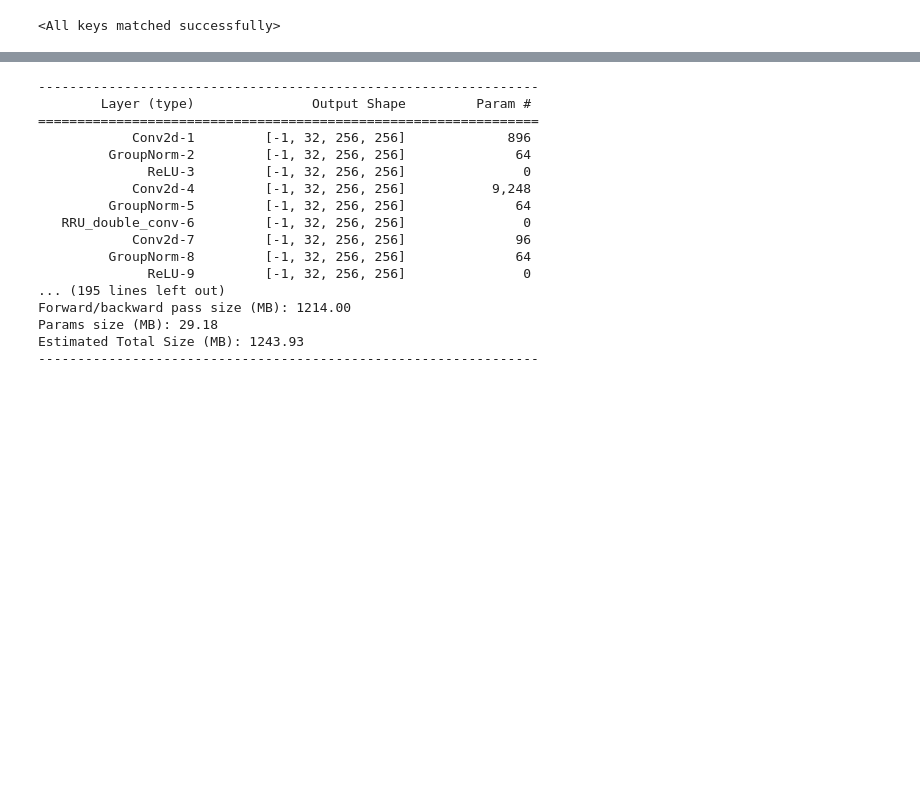
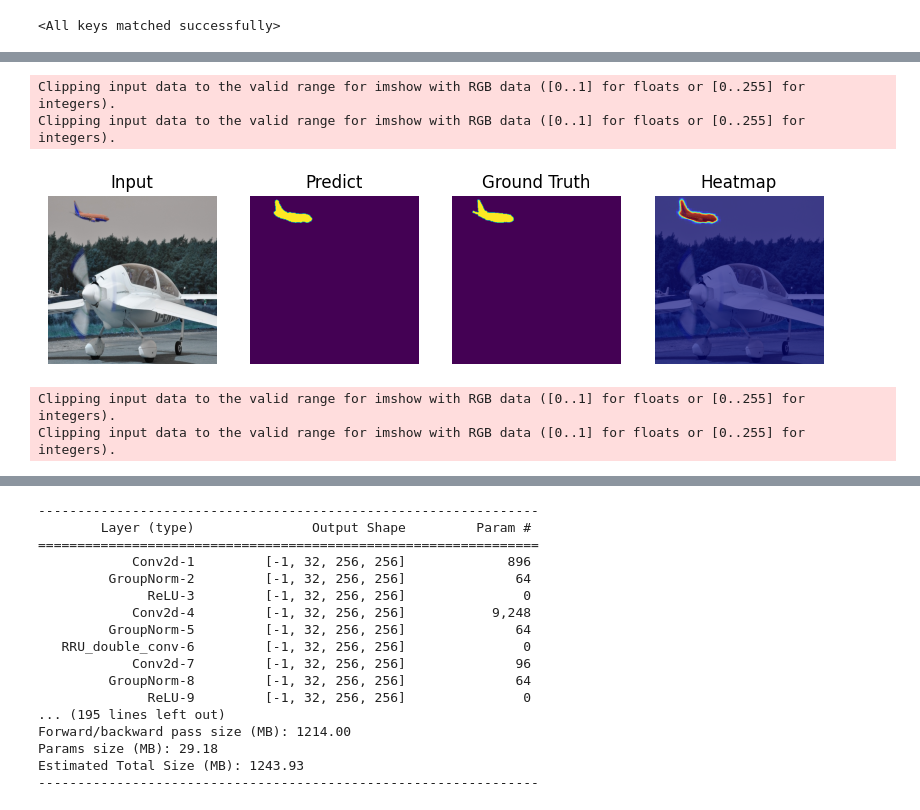
Before and after one commit to ictseoyoungmin/lab_ringed_residual, a Jupyter notebook: RRU_train_test_1.ipynb, the cells around one changed output, grey strips where cells are left out. Drawn from its saved outputs; the diff is of its cells as text; code cells hidden in the pictures; blank space fills up the shorter version.

Commit message:
dct_model 가정1 설계 끝, train_dct_seg 수정 중

```diff
--- a/RRU_train_test_1.ipynb
+++ b/RRU_train_test_1.ipynb
@@ -23,0 +55,7 @@ rru_net.load_state_dict(torch.load('./result/logs/defactor/Ringed_Res_Unet/defac
+# %%
+for i,(n,p) in enumerate(rru_net.named_parameters()):
+    if 'up' in n.split('.')[0]:
+        break
+    else:
+        print(i,n)
+i
@@ -24,18 +65,19 @@ rru_net.load_state_dict(torch.load('./result/logs/defactor/Ringed_Res_Unet/defac
 # %%
-INDEX =  10767# 1/55
+INDEX =  1110# 1/55
 MODE = 'te1st' # 'any' : no purmute , no normalize / 'test' same 'train' condition
-DIR_IMG = r"E:\splicing_2_img\img_jpg"
-DIR_MASK = r"E:\splicing_2_annotations\probe_mask"
+DIR_IMG = r"E:\splicing_3_img\img"
+DIR_MASK = r"E:\splicing_3_annotations\probe_mask"
 IMG_SIZE = 512
 
 device = torch.device("cuda:0")
 pred,img,mask = test(rru_net,device,INDEX,MODE,IMG_SIZE,DIR_IMG,DIR_MASK)
 if MODE not in ['test','train']:
     img = img.permute(1,2,0)
+pred = F.sigmoid(pred)
 
-print(img.shape)
-
-pred = F.sigmoid(pred)
+t_pred = pred.view(-1)
+t_mask = mask.to(device).view(-1)
+print(torch.nn.functional.binary_cross_entropy(t_pred,t_mask).item())
 
 pred_ = pred[0,:,:,:]
 pred_ = pred_.permute(1,2,0)
@@ -70,0 +108,55 @@ Clipping input data to the valid range for imshow with RGB data ([0..1] for floa
+# %%
+INDEX =  10310# 1/55
+MODE = 'te1st' # 'any' : no purmute , no normalize / 'test' same 'train' condition
+DIR_IMG = r"E:\splicing_1_img\img_jpg"
+DIR_MASK = r"E:\splicing_1_annotations\probe_mask"
+IMG_SIZE = 512
+device = torch.device("cuda:0")
+
+rru_net1 = Ringed_Res_Unet().cuda()
+rru_net1.load_state_dict(torch.load('./result/logs/defactor/Ringed_Res_Unet/\
+defactor-[val_dice]-0.7546-[train_loss]-0.3125-ep15.pkl'))
+
+rru_net2 = Ringed_Res_Unet().cuda()
+rru_net2.load_state_dict(torch.load('./result/logs/defactor/Ringed_Res_Unet/\
+defactor-[val_dice]-0.7087-[train_loss]-0.2690-ep18.pkl'))
+
+preds = []
+for i,model in enumerate([rru_net1,rru_net2]):
+    pred,img,mask = test(model,device,INDEX,MODE,IMG_SIZE,DIR_IMG,DIR_MASK)
+
+    if MODE not in ['test','train']:
+        img = img.permute(1,2,0)
+
+    pred = F.sigmoid(pred)
+    t_pred = pred.view(-1)
+    t_mask = mask.to(device).view(-1)
+    print(f"{i+1}'s model loss : ",torch.nn.functional.binary_cross_entropy(t_pred,t_mask).item())
+    pred_ = pred[0,:,:,:]
+    pred_ = pred_.permute(1,2,0)
+    pred_ = pred_.to('cpu').detach().numpy()
+    preds.append(pred_)
+
+plt.figure(figsize=(10,6))
+for i in range(2):
+
+    plt.subplot(i+1,4,1)
+    plt.imshow(img)
+    plt.title('Input')
+    plt.axis('off')
+    plt.subplot(i+1,4,2)
+    plt.imshow(preds[i]>0.5)#,cmap='jet',interpolation='nearest')
+    plt.title('Predict')
+    plt.axis('off')
+    plt.subplot(i+1,4,3)
+    plt.imshow(mask)
+    plt.title('Ground Truth')
+    plt.axis('off')
+    plt.subplot(i+1,4,4)
+    plt.imshow(img/img.max())
+    plt.imshow(preds[i] ,alpha=0.6,cmap='jet')
+    plt.title('Heatmap')
+    # plt.colorbar()
+    plt.axis('off')
+    plt.show()
+# %% [output]
@@ -70,0 +169,5 @@ Clipping input data to the valid range for imshow with RGB data ([0..1] for floa
+Clipping input data to the valid range for imshow with RGB data ([0..1] for floats or [0..255] for integers).
+Clipping input data to the valid range for imshow with RGB data ([0..1] for floats or [0..255] for integers).
+[figure, added]
+Clipping input data to the valid range for imshow with RGB data ([0..1] for floats or [0..255] for integers).
+Clipping input data to the valid range for imshow with RGB data ([0..1] for floats or [0..255] for integers).
```
Also changed, not shown: parts of 7 cells of this notebook, 18 other files.
